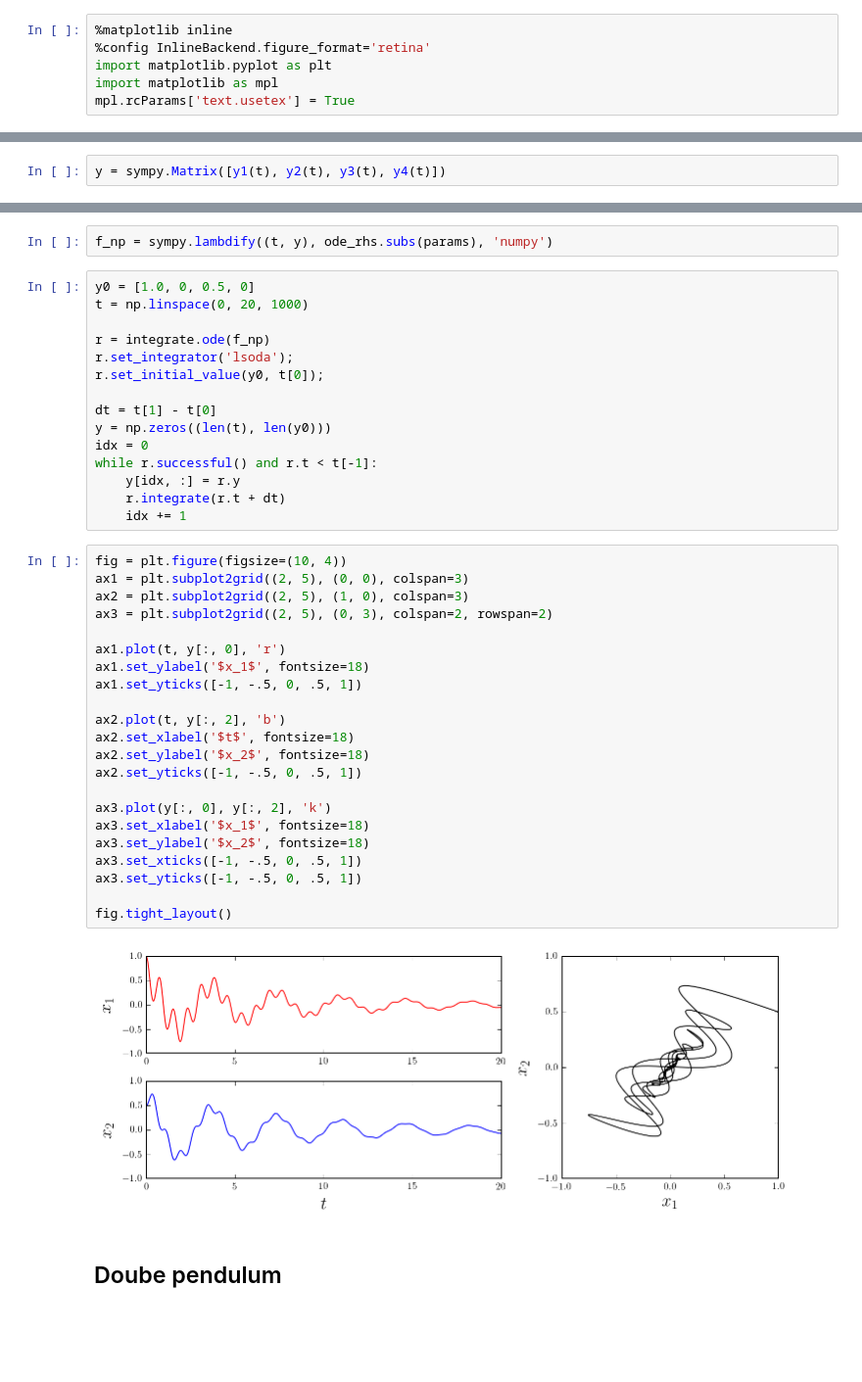
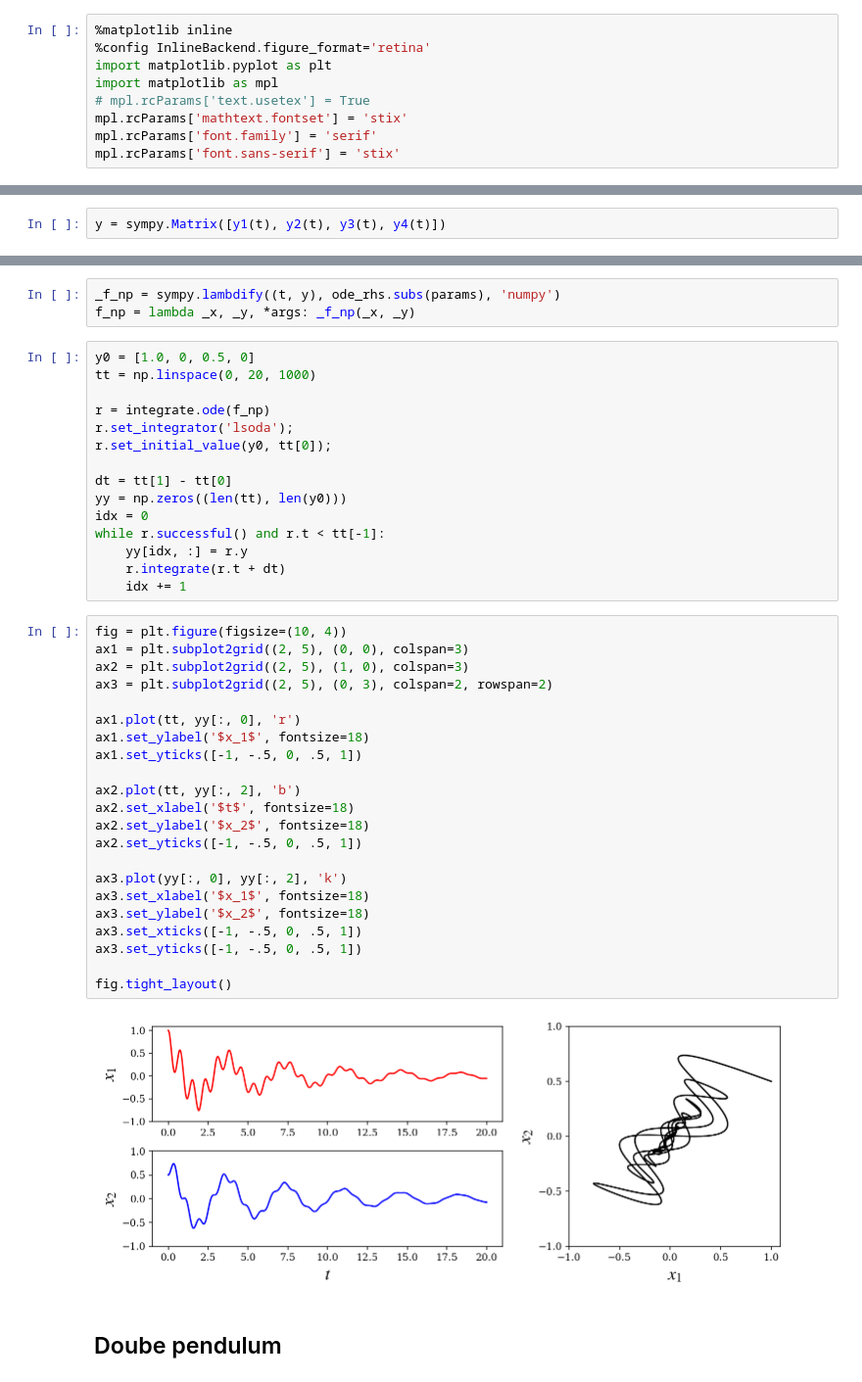
Before and after one commit to jrjohansson/numerical-python-book-code, a Jupyter notebook: ch09-code-listing.ipynb, the cells around one changed output, grey strips where cells are left out. Shown at 98% size. Cells and saved outputs as stored; diff of their text form; blank space fills up the shorter version.

```diff
--- a/ch09-code-listing.ipynb
+++ b/ch09-code-listing.ipynb
@@ -13,7 +11,10 @@ import numpy as np
 %config InlineBackend.figure_format='retina'
 import matplotlib.pyplot as plt
 import matplotlib as mpl
-mpl.rcParams['text.usetex'] = True
+# mpl.rcParams['text.usetex'] = True
+mpl.rcParams['mathtext.fontset'] = 'stix'
+mpl.rcParams['font.family'] = 'serif'
+mpl.rcParams['font.sans-serif'] = 'stix'
 # %%
 import sympy
 sympy.init_printing()
@@ -688,44 +713,45 @@ sympy.Eq(y.diff(t), ode_rhs)
 # %%
-f_np = sympy.lambdify((t, y), ode_rhs.subs(params), 'numpy')
+_f_np = sympy.lambdify((t, y), ode_rhs.subs(params), 'numpy')
+f_np = lambda _x, _y, *args: _f_np(_x, _y)
 # %%
 y0 = [1.0, 0, 0.5, 0]
-t = np.linspace(0, 20, 1000)
+tt = np.linspace(0, 20, 1000)
 
 r = integrate.ode(f_np)
 r.set_integrator('lsoda');
-r.set_initial_value(y0, t[0]);
+r.set_initial_value(y0, tt[0]);
 
-dt = t[1] - t[0]
-y = np.zeros((len(t), len(y0)))
+dt = tt[1] - tt[0]
+yy = np.zeros((len(tt), len(y0)))
 idx = 0
-while r.successful() and r.t < t[-1]:
-    y[idx, :] = r.y
+while r.successful() and r.t < tt[-1]:
+    yy[idx, :] = r.y
     r.integrate(r.t + dt)
     idx += 1
 # %%
 fig = plt.figure(figsize=(10, 4))
 ax1 = plt.subplot2grid((2, 5), (0, 0), colspan=3)
 ax2 = plt.subplot2grid((2, 5), (1, 0), colspan=3)
 ax3 = plt.subplot2grid((2, 5), (0, 3), colspan=2, rowspan=2)
 
-ax1.plot(t, y[:, 0], 'r')
+ax1.plot(tt, yy[:, 0], 'r')
 ax1.set_ylabel('$x_1$', fontsize=18)
 ax1.set_yticks([-1, -.5, 0, .5, 1])
 
-ax2.plot(t, y[:, 2], 'b')
+ax2.plot(tt, yy[:, 2], 'b')
 ax2.set_xlabel('$t$', fontsize=18)
 ax2.set_ylabel('$x_2$', fontsize=18)
 ax2.set_yticks([-1, -.5, 0, .5, 1])
 
-ax3.plot(y[:, 0], y[:, 2], 'k')
+ax3.plot(yy[:, 0], yy[:, 2], 'k')
 ax3.set_xlabel('$x_1$', fontsize=18)
 ax3.set_ylabel('$x_2$', fontsize=18)
 ax3.set_xticks([-1, -.5, 0, .5, 1])
 ax3.set_yticks([-1, -.5, 0, .5, 1])
 
 fig.tight_layout()
 # %% [output]
-[figure, old version]
+[figure, new version]
 # %% [markdown]
 ## Doube pendulum
 # %% [markdown]
```
Also changed, not shown: parts of 74 cells of this notebook, 11 other files.
